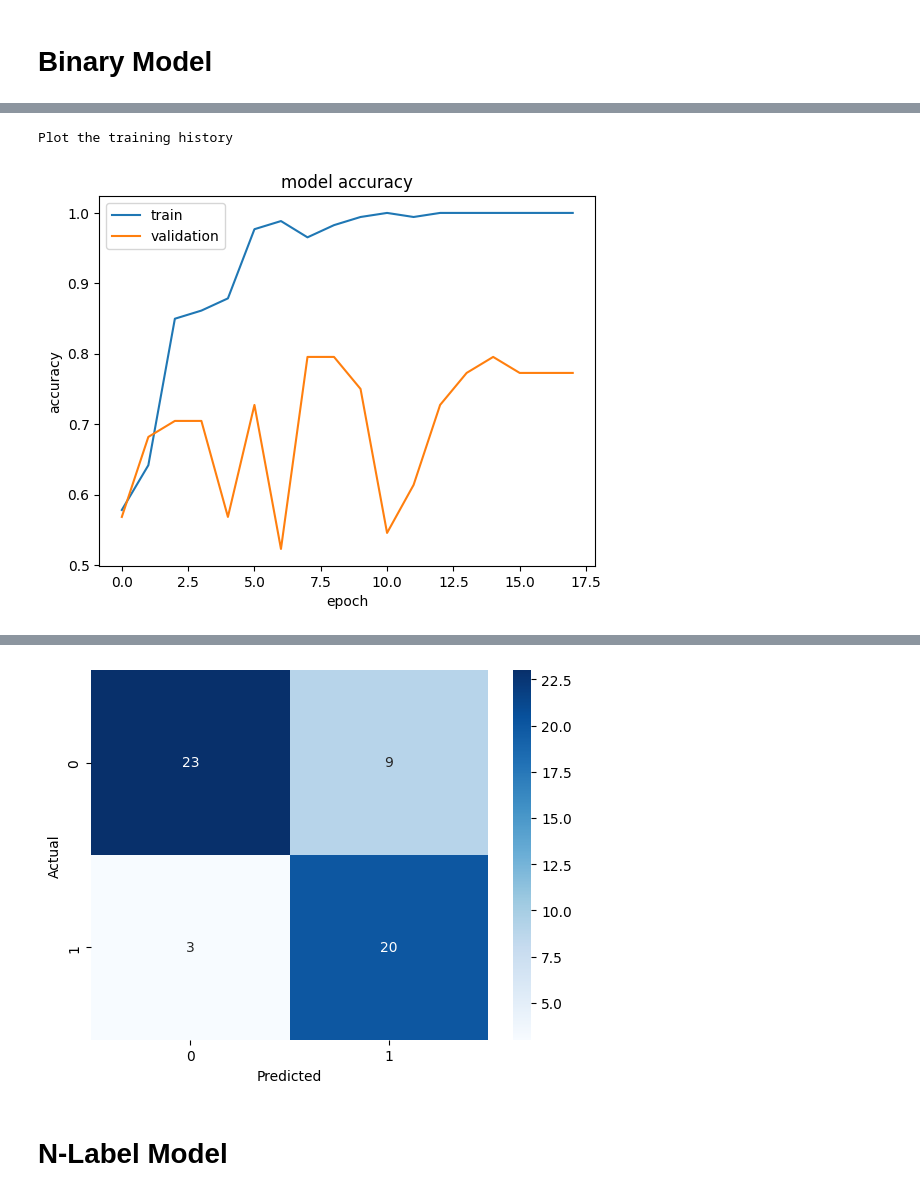
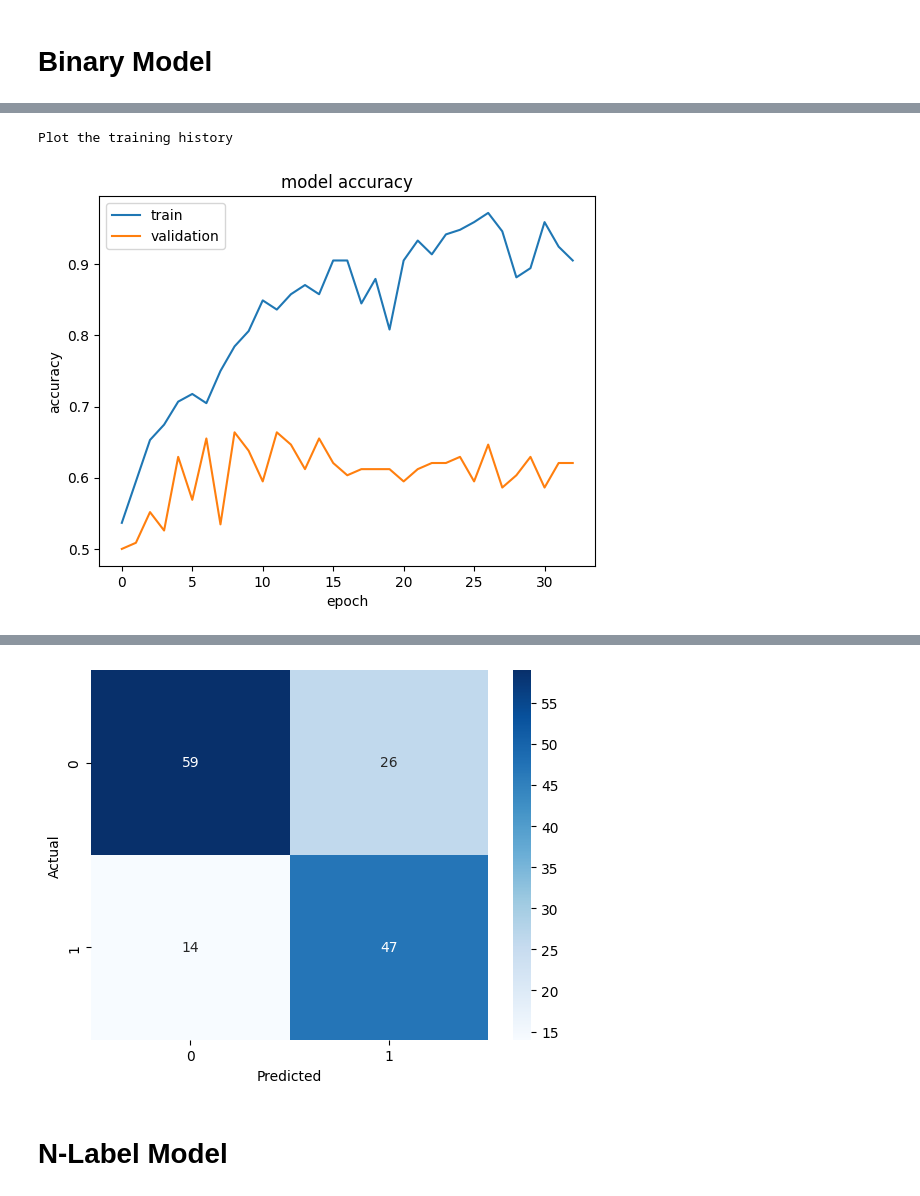
Before and after one commit to besplago/thesis-house-price-estimation, a Jupyter notebook: MobileNet.ipynb, the cells around one changed output, grey strips where cells are left out. Saved outputs shown, nothing was run; the diff lists cells and outputs as text; code cells hidden in the pictures.

```diff
--- a/MobileNet.ipynb
+++ b/MobileNet.ipynb
@@ -56,5 +56,5 @@ The autoreload extension is already loaded. To reload it, use:
 # Loading Data
 # %%
 path = "../nybolig-scrape/output"
-houses_df = data_to_DF(path, max_houses=1000)
+houses_df_ = data_to_DF(path, max_houses=1000)
 # %% [output]
@@ -130,6 +158,10 @@ def build_and_fit_model(pretrained_model,
   """
   Function to build and fit a model with a pretrained model and a new classification layer
   """
+
+  train_dataset = tf.data.Dataset.from_tensor_slices((train_images, train_labels))
+  validation_dataset = tf.data.Dataset.from_tensor_slices((validation_images, valid_labels))
+
 
   #Load the Pretrained Model
   base_model = pretrained_model(weights="imagenet", include_top=False, input_shape = input_shape)
@@ -142,10 +174,10 @@ def build_and_fit_model(pretrained_model,
   model = Sequential([
     base_model,
     Flatten(),
-    Dense(512, activation='relu'),
-    #layers.Dropout(0.2),
-    Dense(256, activation='relu'),
-    #layers.Dropout(0.1),
+    Dense(512, activation='relu', kernel_regularizer=regularizers.l2(0.001)),
+    layers.Dropout(0.2),
+    Dense(256, activation='relu', kernel_regularizer=regularizers.l1(0.01)),
+    layers.Dropout(0.1),
     #Dense(128, activation='relu'),
     Dense(64, activation='relu'),
     Dense(1, activation='linear') if model_output == 'continuous' else Dense(num_classes, activation='softmax')
@@ -171,15 +203,15 @@ def build_and_fit_model(pretrained_model,
   #verbose = 1,
   #batch_size=32
   validation_data=(validation_images, valid_labels),
-  callbacks=[EarlyStopping(patience=5)],
+  callbacks=[EarlyStopping(patience=5, restore_best_weights=True)],
   )
   return model, fit_history
 # %% [markdown]
 # Binary Model
 # %%
-from img_utils import prices_to_n_labels, label_to_price
-num_labels = 3
-train_labels = prices_to_n_labels(houses_df['price'], train_df['price'], num_labels)
-valid_labels = prices_to_n_labels(houses_df['price'], valid_df['price'], num_labels)
-test_labels = prices_to_n_labels(houses_df['price'], test_df['price'], num_labels)
+from img_utils import prices_to_n_labels
+num_labels = 2
+train_labels_binary = prices_to_n_labels(houses_df['price'], train_df['price'], num_labels)
+valid_labels_binary = prices_to_n_labels(houses_df['price'], valid_df['price'], num_labels)
+test_labels_binary = prices_to_n_labels(houses_df['price'], test_df['price'], num_labels)
 # %% [output]
@@ -189,8 +221,8 @@ low 2895000.0 high 4697000.0
 # %%
-pretrained_model = MobileNet
+pretrained_model = MobileNetV3Small
 binary_model, binary_fit_history = build_and_fit_model(pretrained_model,
-                                                       train_images, train_labels,
-                                                       validation_images, valid_labels,
+                                                       train_images, train_labels_binary,
+                                                       validation_images, valid_labels_binary,
                                                        num_labels,
                                                        input_shape = (target_width, target_height, 3),
                                                        model_output = 'classification')
@@ -218,14 +234,16 @@ print("Plot the training history")
 plot_hist(binary_fit_history)
 
 # Evaluate the model
-print("Evaluate the model:")
-binary_model.evaluate(test_images, test_labels)
 
 from img_utils import label_score
 binary_model_predictions = binary_model.predict(test_images)
 binary_model_predictions = np.argmax(binary_model_predictions, axis=1)
-binary_model_actual = np.argmax(test_labels, axis=1)
-label_score(binary_model_predictions, binary_model_actual)
+test_labels_binary_ = np.argmax(test_labels_binary, axis=1)
+
+print(binary_model_predictions[:10])
+print(test_labels_binary_[:10])
+
+label_score(binary_model_predictions, test_labels_binary_)
 # %% [output]
 Plot the training history
-[figure, old version]
+[figure, new version]
@@ -238,4 +256,4 @@ Recall: 0.78
-[figure, old version]
+[figure, new version]
 # %% [markdown]
 # N-Label Model
 # %%
```
Also changed, not shown: parts of 20 cells of this notebook.
